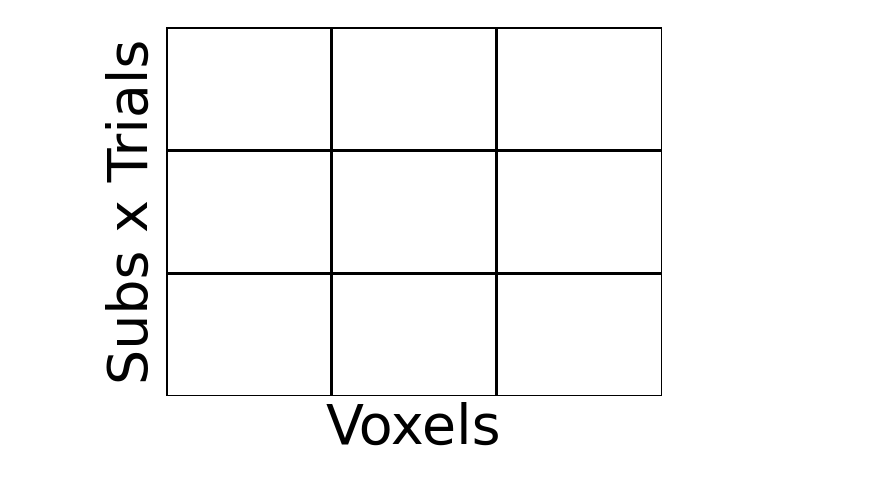
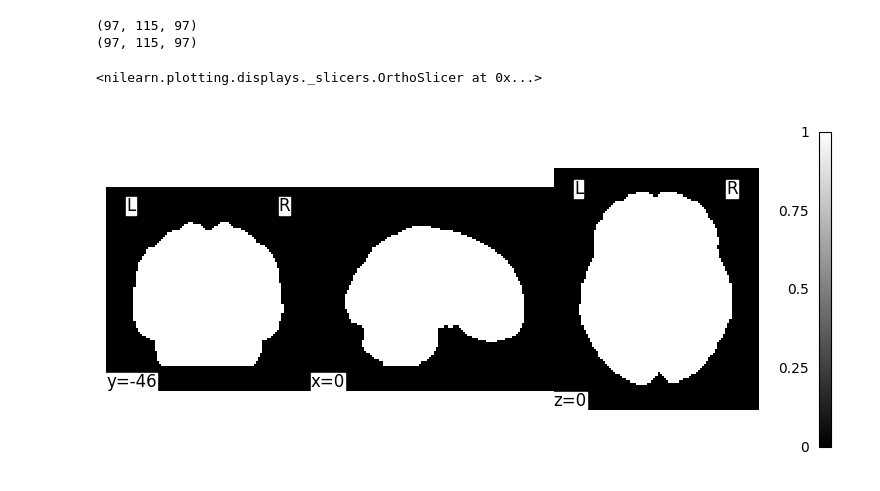
Before and after one commit to jarlsoeren/reward_signature, a Jupyter notebook: scripts/figures.ipynb, the cells around one changed output. Saved outputs shown, nothing was run; the diff lists cells and outputs as text; code cells hidden in the pictures.

```diff
--- a/scripts/figures.ipynb
+++ b/scripts/figures.ipynb
@@ -1,19 +1,48 @@
 # %%
+import os
+import numpy as np
+import pandas as pd
+import nibabel as nib
+
 import matplotlib.pyplot as plt
-import numpy as np
-import seaborn as sns
 
-# Define a matrix shape (e.g., 4x6)
-rows, cols = 3, 3
-dummy = np.zeros((rows, cols))
+from nilearn.image import concat_imgs, resample_to_img
+from nilearn.masking import apply_mask
+from nilearn.datasets import fetch_atlas_pauli_2017
+from nilearn.plotting import view_img, plot_img
 
-# Create a heatmap with no color variation
-sns.heatmap(dummy, cmap='Greys', cbar=False, linewidths=1, linecolor='black')
+# =========================
+# --- Helper Functions ----
+# =========================
 
-plt.xlabel("Voxels", fontsize=40)
-plt.ylabel("Subs x Trials", fontsize=40)
-plt.xticks([])
-plt.yticks([])
-plt.show()
+def cut_mask():
+
+    # path to your mask (in_file is currently hardcoded, but keeping for context)
+    in_file = "/mnt/projects/rewardMap/STUDIES/pilotstudy/derivatives/masks/tpl-MNI152NLin2009cAsym_res-02_desc-brain_mask.nii.gz"
+    # out_file is defined but not used in the plotting part, so we omit it here
+
+    # load image
+    nii = nib.load(in_file)
+    data = nii.get_fdata()
+    affine = nii.affine
+    header = nii.header
+    print(data.shape)
+    n_slices = 12
+    # remove the lowest 4 slices along the Z-direction
+    trimmed = data[:, :, n_slices:]    # drop slices 0–3
+    trimmed = np.concatenate((np.zeros_like(data[:, :, :n_slices]), trimmed), axis=2)  # just to show original vs trimmed
+    print(trimmed.shape)
+    # Create the Nifti image object for the trimmed data
+    trimmed_nii = nib.Nifti1Image(trimmed, affine, header)
+
+    # Visualize the trimmed mask - this must be the LAST line of the cell!
+    return plot_img(trimmed_nii, bg_img=None, cut_coords=(0, -46, 0), draw_cross=False, display_mode='ortho')
+
+# Example call in a separate cell:
-# %% [output]
-[figure, removed]
+# %%
+cut_mask()
+# %% [output]
+(97, 115, 97)
+(97, 115, 97)
+<nilearn.plotting.displays._slicers.OrthoSlicer at 0x...>
+[figure, added]
```
Also changed, not shown: 43 other files.
